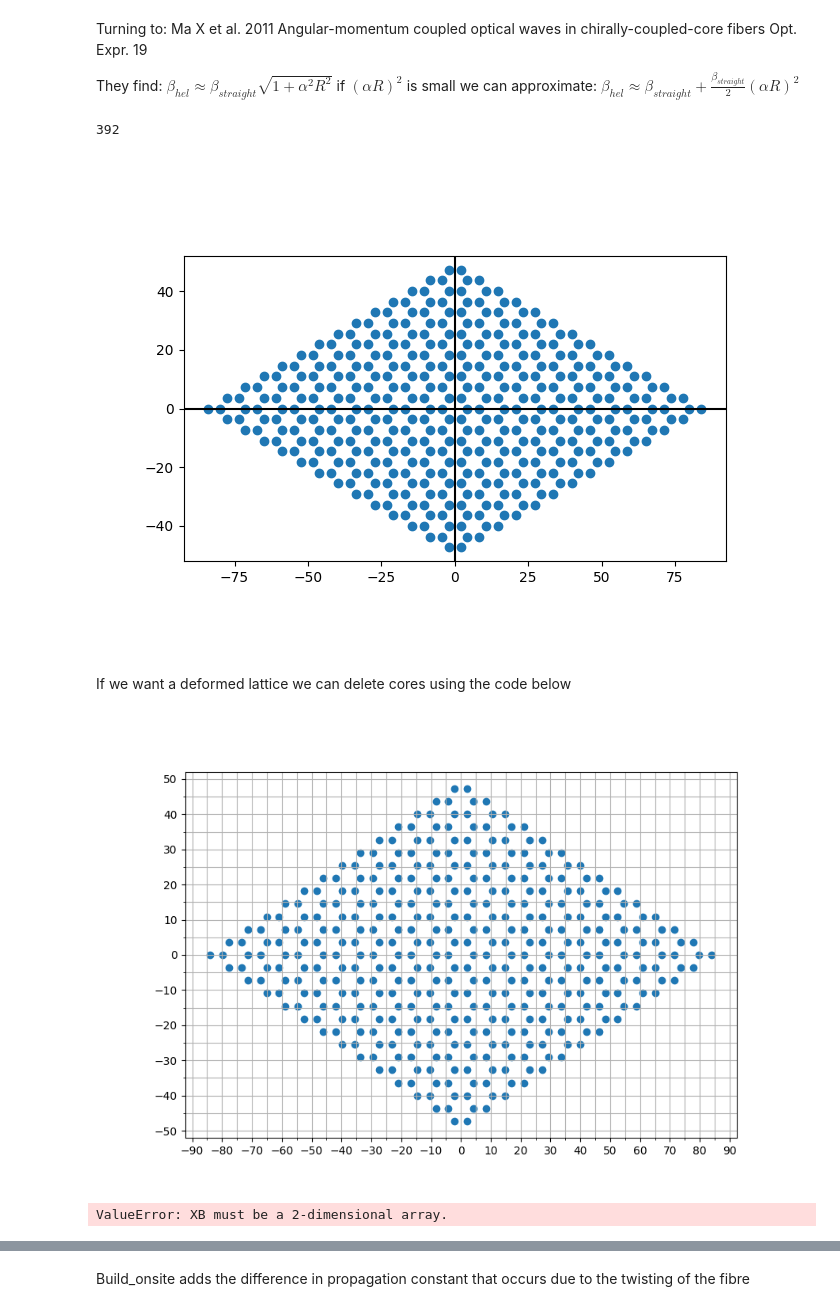
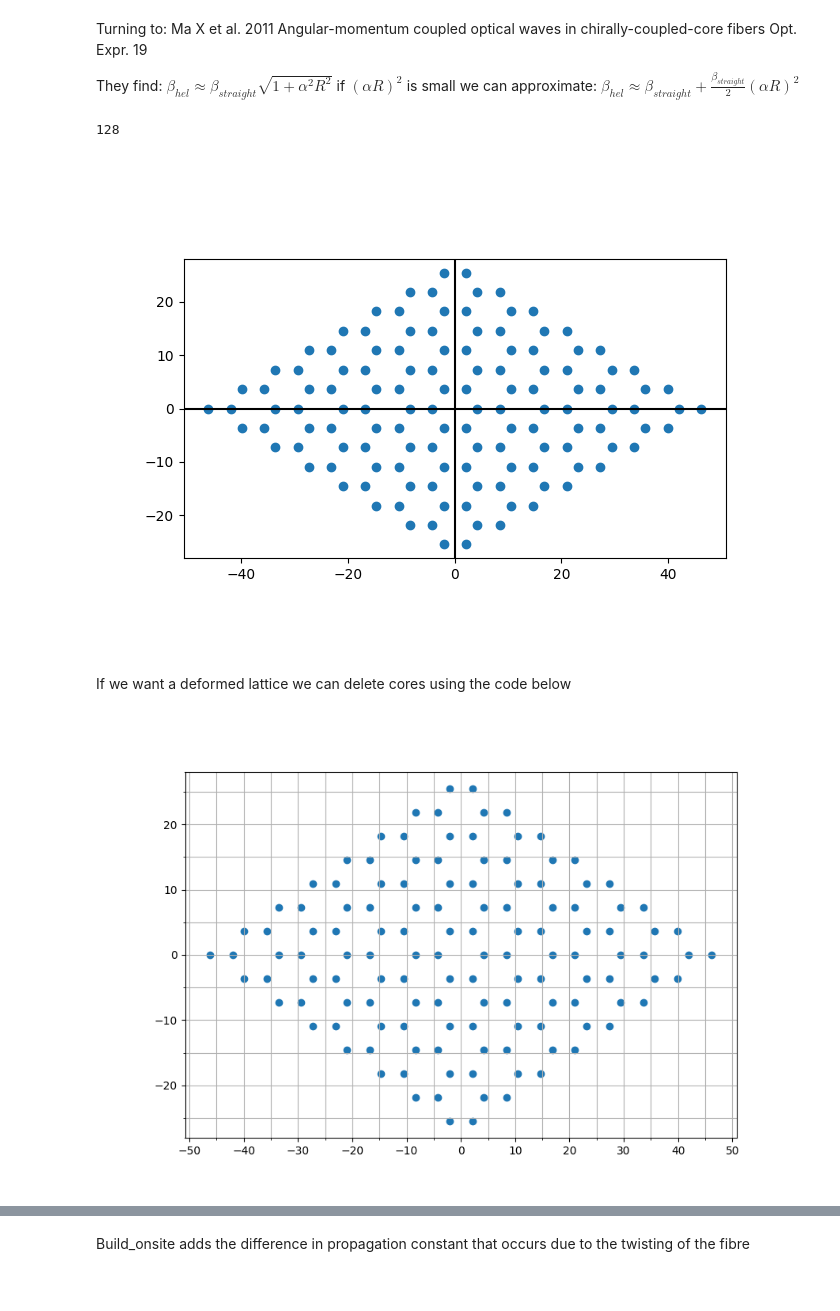
Before and after one commit to NRobertsF91W/PhD-Jupyter-Notebooks, a Jupyter notebook: twisted honeycomb numerical analysis chern number.ipynb, the cells around one changed output, grey strips where cells are left out. Drawn from its saved outputs; the diff is of its cells as text; code cells hidden in the pictures.

```diff
--- a/twisted honeycomb numerical analysis chern number.ipynb
+++ b/twisted honeycomb numerical analysis chern number.ipynb
@@ -57,20 +57,20 @@ def build_honeycomb(n,m, pitch):
     return centered_coord_list
 # %%
 PITCH = 4.2
-b_10_list = build_honeycomb(14, 14, PITCH)
+b_10_list = build_honeycomb(8, 8, PITCH)
 
 fig_lattice_plot = plt.figure(figsize=(7,5))
 ax_lattice_plot = fig_lattice_plot.add_subplot(111)
 ax_lattice_plot.axhline(0, color='black')
 ax_lattice_plot.axvline(0, color='black')
 ax_lattice_plot.scatter(b_10_list[:,0], b_10_list[:,1])
 ax_lattice_plot.set_aspect('equal')
 print(len(b_10_list))
 
 plt.show()
 # %% [output]
-392
+128
-[figure, old version]
+[figure, new version]
 # %% [markdown]
 If we want a deformed lattice we can delete cores using the code below
 # %%
@@ -93,7 +93,7 @@ plt.grid(which='both')
 fig1.canvas.mpl_connect('button_press_event', onclick)
 plt.show()
 # %% [output]
-[figure, old version]
+[figure, new version]
 # %%
 
 pos = np.array(pos)
@@ -101,8 +101,6 @@ points_to_keep = np.where(cdist(b_10_list, pos, 'euclidean')>2, False, True )
 index_to_keep = np.invert(np.any(points_to_keep, axis=1))
 deformed_lattice= b_10_list[index_to_keep]
 # [print(type(i)) for i in pos]
-# %% [output]
-ValueError: XB must be a 2-dimensional array.
 # %%
 
 
```
Also changed, not shown: parts of 9 cells of this notebook, 2 other files.
